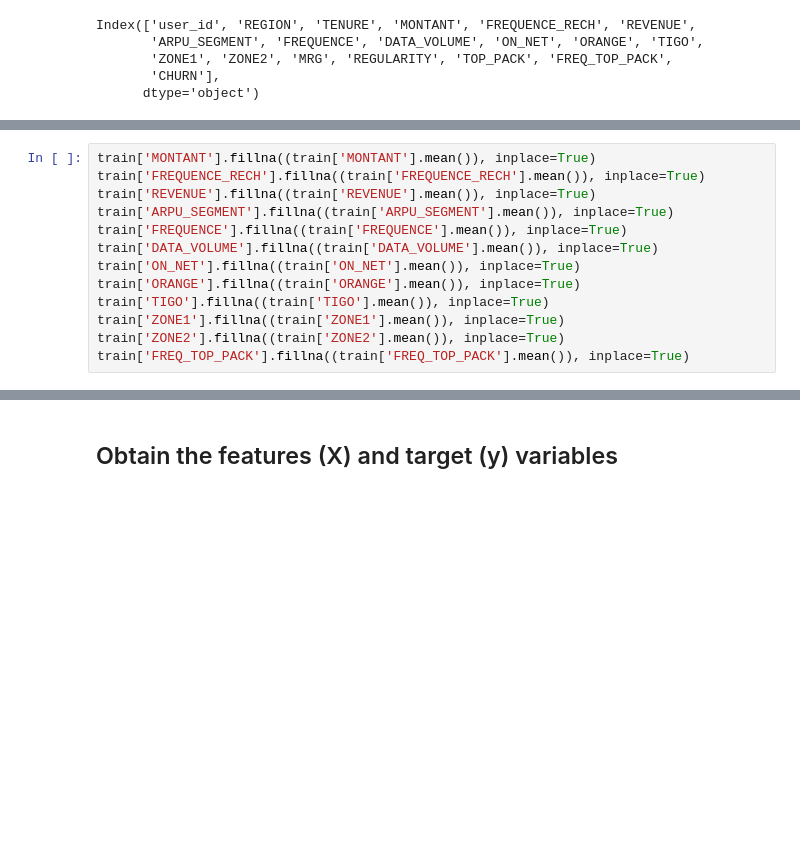
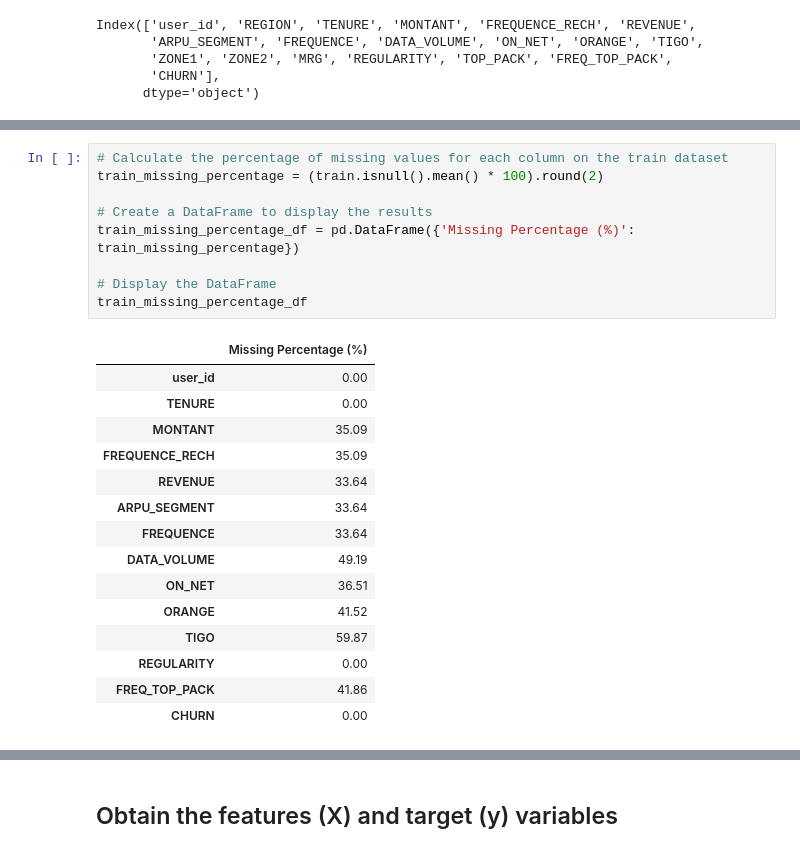
Before and after one commit to iameberedavid/Expresso-Customer-Churn-Challenge-On-Zindi, a Jupyter notebook: dev/StarterNotebook.ipynb, the cells around one changed output, grey strips where cells are left out. Drawn from its saved outputs; the diff is of its cells as text; blank space fills up the shorter version.

```diff
--- a/dev/StarterNotebook.ipynb
+++ b/dev/StarterNotebook.ipynb
@@ -924,13 +946,0 @@ test.head()
-# %%
-train['MONTANT'].fillna((train['MONTANT'].mean()), inplace=True)
-train['FREQUENCE_RECH'].fillna((train['FREQUENCE_RECH'].mean()), inplace=True)
-train['REVENUE'].fillna((train['REVENUE'].mean()), inplace=True)
-train['ARPU_SEGMENT'].fillna((train['ARPU_SEGMENT'].mean()), inplace=True)
-train['FREQUENCE'].fillna((train['FREQUENCE'].mean()), inplace=True)
-train['DATA_VOLUME'].fillna((train['DATA_VOLUME'].mean()), inplace=True)
-train['ON_NET'].fillna((train['ON_NET'].mean()), inplace=True)
-train['ORANGE'].fillna((train['ORANGE'].mean()), inplace=True)
-train['TIGO'].fillna((train['TIGO'].mean()), inplace=True)
-train['ZONE1'].fillna((train['ZONE1'].mean()), inplace=True)
-train['ZONE2'].fillna((train['ZONE2'].mean()), inplace=True)
-train['FREQ_TOP_PACK'].fillna((train['FREQ_TOP_PACK'].mean()), inplace=True)
@@ -1010,0 +1006,25 @@ dtype: int64
+# %%
+# Calculate the percentage of missing values for each column on the train dataset
+train_missing_percentage = (train.isnull().mean() * 100).round(2)
+
+# Create a DataFrame to display the results
+train_missing_percentage_df = pd.DataFrame({'Missing Percentage (%)': train_missing_percentage})
+
+# Display the DataFrame
+train_missing_percentage_df
+# %% [output]
+|  | Missing Percentage (%) |
+| user_id | 0.00 |
+| TENURE | 0.00 |
+| MONTANT | 35.09 |
+| FREQUENCE_RECH | 35.09 |
+| REVENUE | 33.64 |
+| ARPU_SEGMENT | 33.64 |
+| FREQUENCE | 33.64 |
+| DATA_VOLUME | 49.19 |
+| ON_NET | 36.51 |
+| ORANGE | 41.52 |
+| TIGO | 59.87 |
+| REGULARITY | 0.00 |
+| FREQ_TOP_PACK | 41.86 |
+| CHURN | 0.00 |
```
Also changed, not shown: parts of 39 cells of this notebook.
